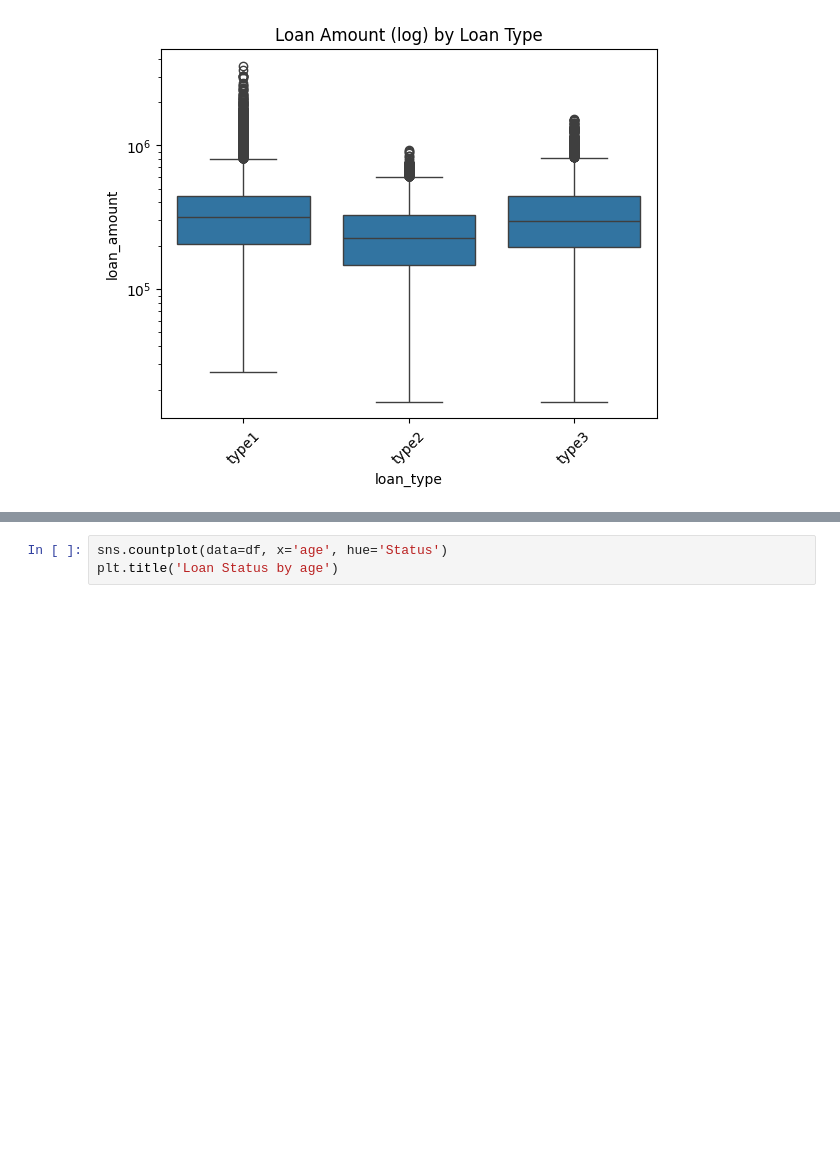
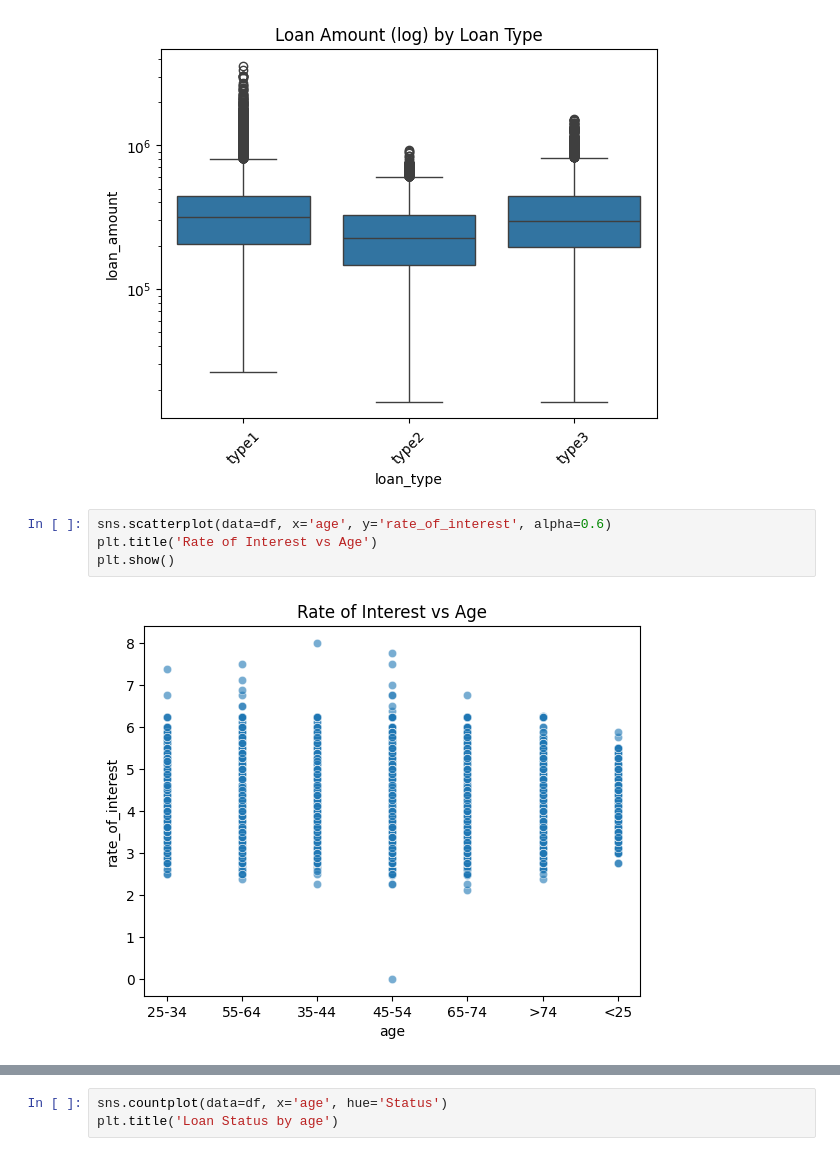
Before and after one commit to angiegh2002/Loan_Default_Detection, a Jupyter notebook: DM&ML.ipynb, the cells around one changed output, grey strips where cells are left out. Drawn from its saved outputs; the diff is of its cells as text; blank space fills up the shorter version.

```diff
--- a/DM&ML.ipynb
+++ b/DM&ML.ipynb
@@ -336,3 +374,9 @@ plt.title("Loan Amount (log) by Loan Type")
 plt.show()
 # %% [output]
 [figure]
+# %%
+sns.scatterplot(data=df, x='age', y='rate_of_interest', alpha=0.6)
+plt.title('Rate of Interest vs Age')
+plt.show()
+# %% [output]
+[figure, added]
```
Also changed, not shown: parts of 23 cells of this notebook.
